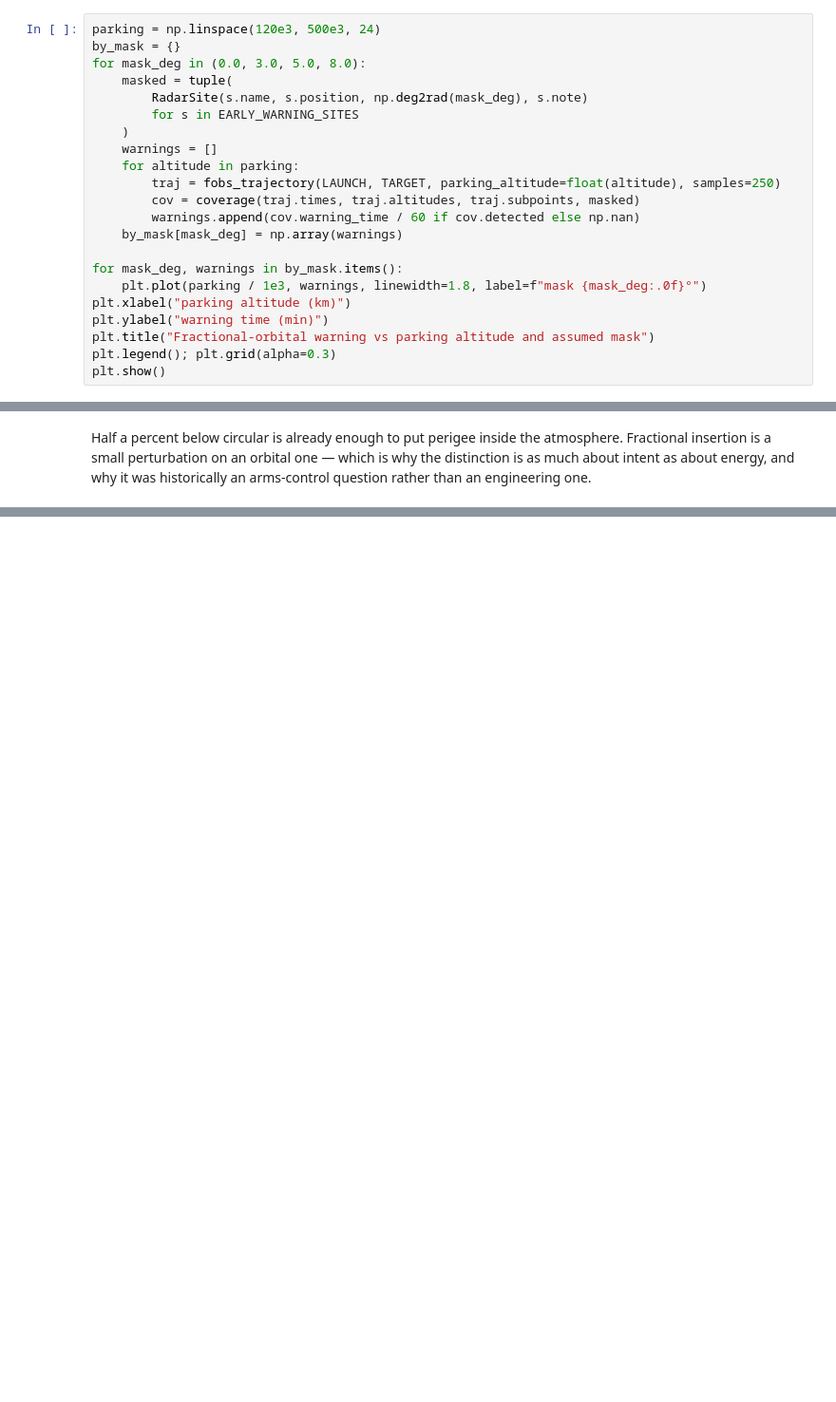
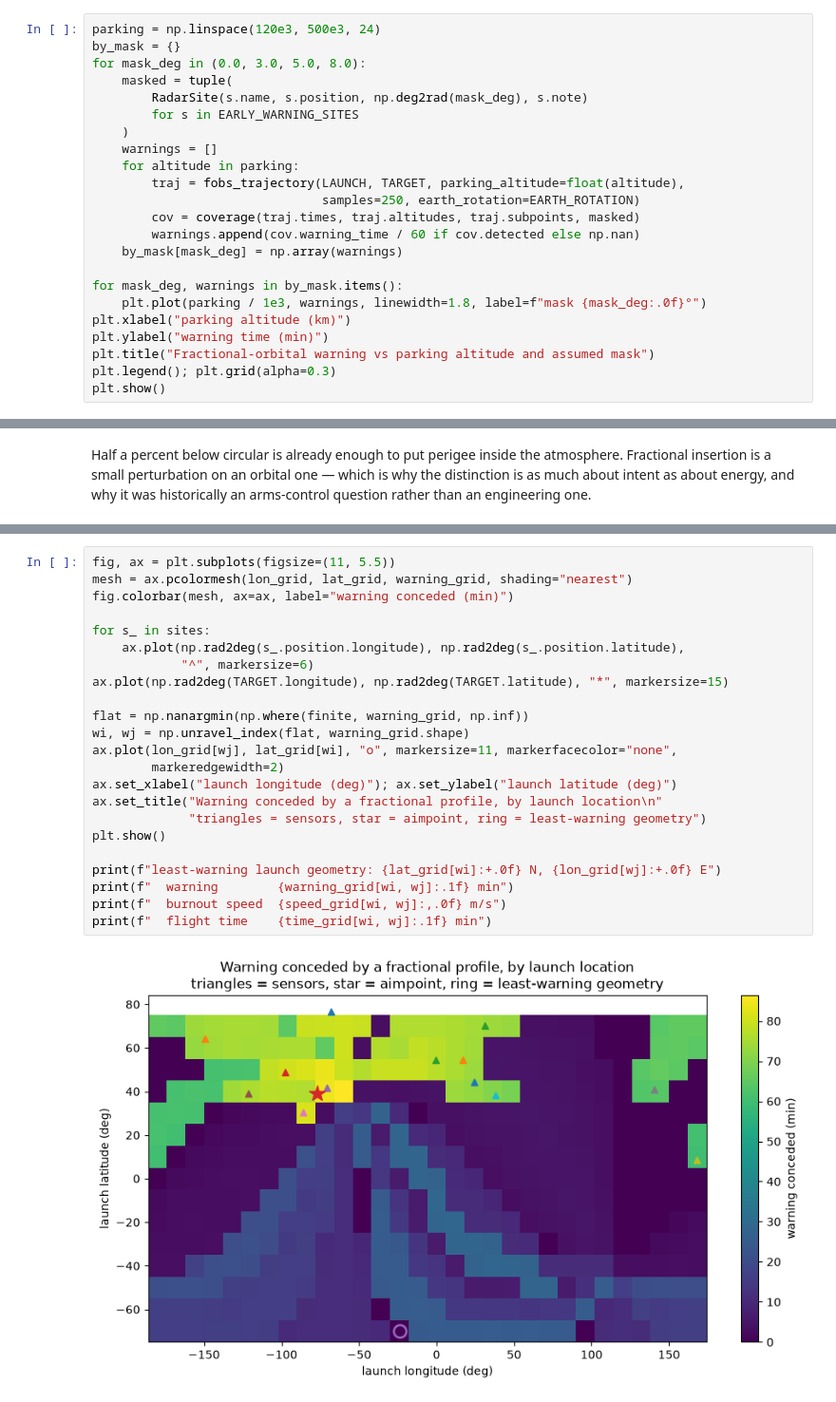
Before and after one commit to ethank5149/Parameterized-AeroStructural-State-Estimation-Sandbox, a Jupyter notebook: notebooks/fobs-warning-analysis.ipynb, the cells around one changed output, grey strips where cells are left out. Shown at 95% size. Cells and saved outputs as stored; diff of their text form; blank space fills up the shorter version.

```diff
--- a/notebooks/fobs-warning-analysis.ipynb
+++ b/notebooks/fobs-warning-analysis.ipynb
@@ -359,7 +377,8 @@ for mask_deg in (0.0, 3.0, 5.0, 8.0):
     )
     warnings = []
     for altitude in parking:
-        traj = fobs_trajectory(LAUNCH, TARGET, parking_altitude=float(altitude), samples=250)
+        traj = fobs_trajectory(LAUNCH, TARGET, parking_altitude=float(altitude),
+                               samples=250, earth_rotation=EARTH_ROTATION)
         cov = coverage(traj.times, traj.altitudes, traj.subpoints, masked)
         warnings.append(cov.warning_time / 60 if cov.detected else np.nan)
     by_mask[mask_deg] = np.array(warnings)
@@ -414,0 +477,25 @@ one.
+# %%
+fig, ax = plt.subplots(figsize=(11, 5.5))
+mesh = ax.pcolormesh(lon_grid, lat_grid, warning_grid, shading="nearest")
+fig.colorbar(mesh, ax=ax, label="warning conceded (min)")
+
+for s_ in sites:
+    ax.plot(np.rad2deg(s_.position.longitude), np.rad2deg(s_.position.latitude),
+            "^", markersize=6)
+ax.plot(np.rad2deg(TARGET.longitude), np.rad2deg(TARGET.latitude), "*", markersize=15)
+
+flat = np.nanargmin(np.where(finite, warning_grid, np.inf))
+wi, wj = np.unravel_index(flat, warning_grid.shape)
+ax.plot(lon_grid[wj], lat_grid[wi], "o", markersize=11, markerfacecolor="none",
+        markeredgewidth=2)
+ax.set_xlabel("launch longitude (deg)"); ax.set_ylabel("launch latitude (deg)")
+ax.set_title("Warning conceded by a fractional profile, by launch location\n"
+             "triangles = sensors, star = aimpoint, ring = least-warning geometry")
+plt.show()
+
+print(f"least-warning launch geometry: {lat_grid[wi]:+.0f} N, {lon_grid[wj]:+.0f} E")
+print(f"  warning        {warning_grid[wi, wj]:.1f} min")
+print(f"  burnout speed  {speed_grid[wi, wj]:,.0f} m/s")
+print(f"  flight time    {time_grid[wi, wj]:.1f} min")
+# %% [output]
+[figure, added]
```
Also changed, not shown: parts of 19 cells of this notebook, 6 other files.
